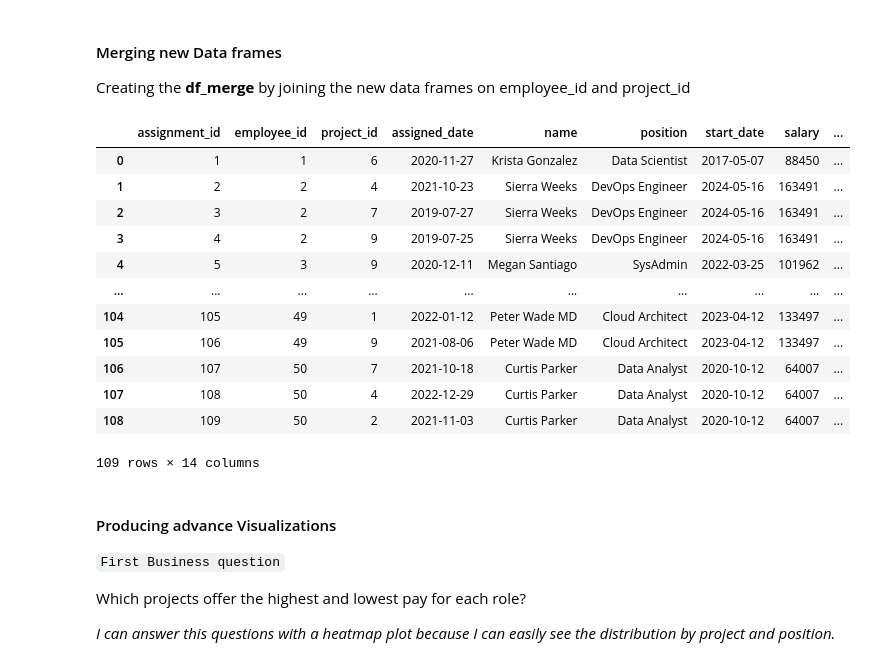
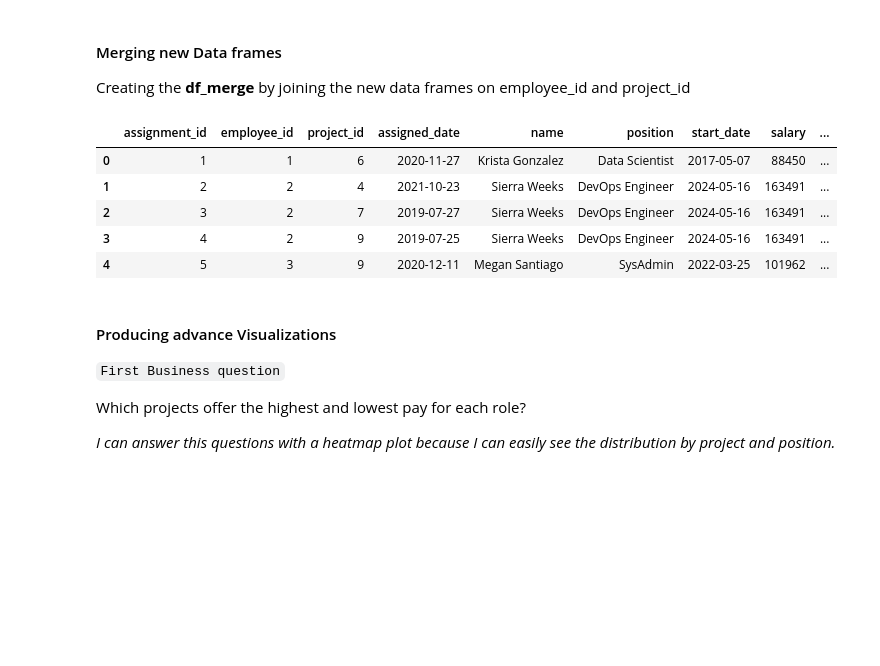
Before and after one commit to paulamrz-c/PROG8245-PR-Lab3, a Jupyter notebook: PROG8245_Lab3 - Data Engineering & EDA.ipynb, the cells around one changed output. Cells and saved outputs as stored; diff of their text form; code cells hidden in the pictures; blank space fills up the shorter version.

```diff
--- a/PROG8245_Lab3 - Data Engineering & EDA.ipynb
+++ b/PROG8245_Lab3 - Data Engineering & EDA.ipynb
@@ -384,24 +388,17 @@ Creating the **df_merge** by joining the new data frames on employee_id and proj
 # %%
 # joining employees and projects df to create a merged DataFrame
 df_merge= (project_assignment_df
       .merge(employees_df, on='employee_id')
       .merge(projects_df, on='project_id'))
 
-df_merge
+df_merge.head()
 # %% [output]
 |  | assignment_id | employee_id | project_id | assigned_date | name | position | start_date | salary | ... |
 | 0 | 1 | 1 | 6 | 2020-11-27 | Krista Gonzalez | Data Scientist | 2017-05-07 | 88450 | ... |
 | 1 | 2 | 2 | 4 | 2021-10-23 | Sierra Weeks | DevOps Engineer | 2024-05-16 | 163491 | ... |
 | 2 | 3 | 2 | 7 | 2019-07-27 | Sierra Weeks | DevOps Engineer | 2024-05-16 | 163491 | ... |
 | 3 | 4 | 2 | 9 | 2019-07-25 | Sierra Weeks | DevOps Engineer | 2024-05-16 | 163491 | ... |
 | 4 | 5 | 3 | 9 | 2020-12-11 | Megan Santiago | SysAdmin | 2022-03-25 | 101962 | ... |
-| ... | ... | ... | ... | ... | ... | ... | ... | ... | ... |
-| 104 | 105 | 49 | 1 | 2022-01-12 | Peter Wade MD | Cloud Architect | 2023-04-12 | 133497 | ... |
-| 105 | 106 | 49 | 9 | 2021-08-06 | Peter Wade MD | Cloud Architect | 2023-04-12 | 133497 | ... |
-| 106 | 107 | 50 | 7 | 2021-10-18 | Curtis Parker | Data Analyst | 2020-10-12 | 64007 | ... |
-| 107 | 108 | 50 | 4 | 2022-12-29 | Curtis Parker | Data Analyst | 2020-10-12 | 64007 | ... |
-| 108 | 109 | 50 | 2 | 2021-11-03 | Curtis Parker | Data Analyst | 2020-10-12 | 64007 | ... |
-109 rows × 14 columns
 # %% [markdown]
 #### Producing advance Visualizations
 
```
Also changed, not shown: parts of 6 cells of this notebook, 3 other files.
